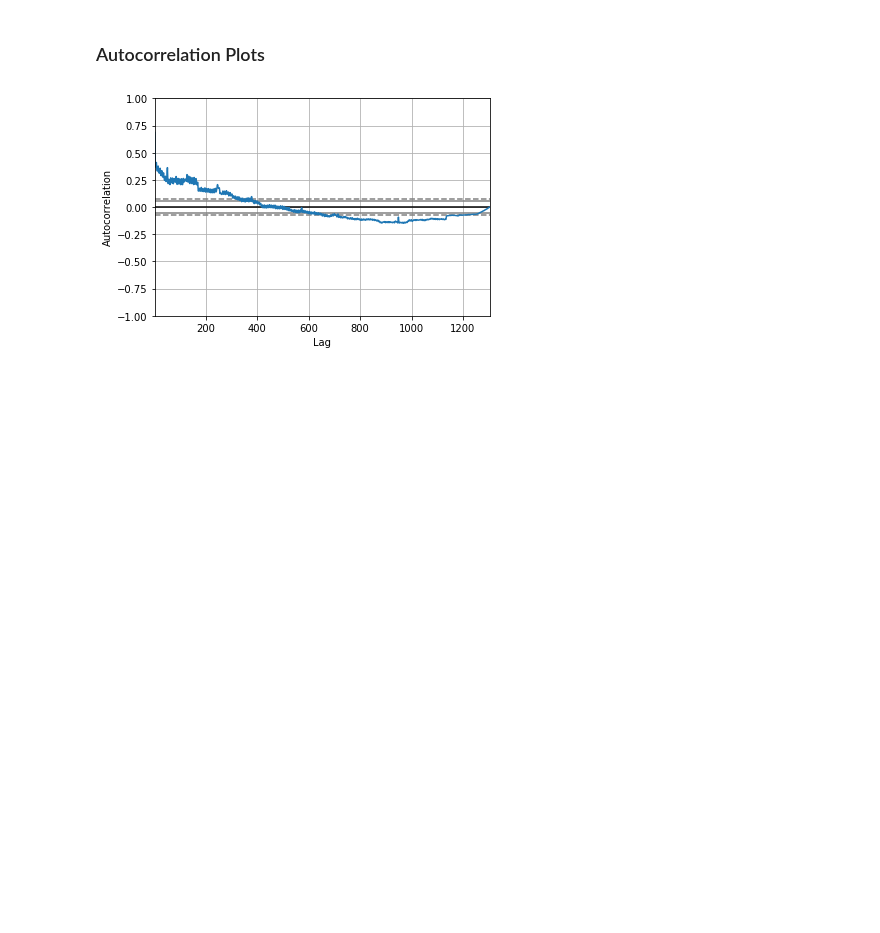
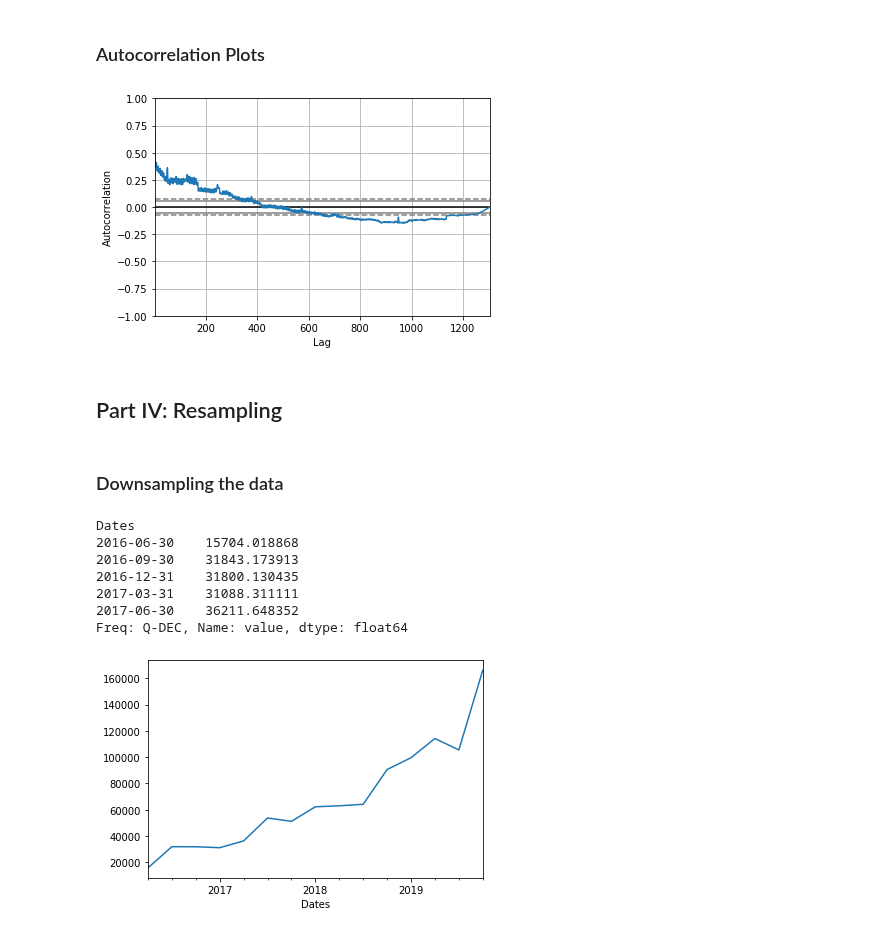
Before and after one commit to ayosamobitade/Time-Series-Analytic-Projects, a Jupyter notebook: forum pageviews/forum pageview.ipynb, the cells around one changed output. Drawn from its saved outputs; the diff is of its cells as text; code cells hidden in the pictures; blank space fills up the shorter version.

Commit message:
Time series

```diff
--- a/forum pageviews/forum pageview.ipynb
+++ b/forum pageviews/forum pageview.ipynb
@@ -342,3 +344,24 @@ pd.plotting.autocorrelation_plot(series)
 plt.show()
 # %% [output]
 [figure]
+# %% [markdown]
+## Part IV: Resampling
+# %% [markdown]
+### Downsampling the data
+# %%
+# downsample to quarterly intervals
+
+resample = series.resample('Q')
+quarterly_mean_sales = resample.mean()
+print(quarterly_mean_sales.head())
+quarterly_mean_sales.plot()
+plt.show()
+# %% [output]
+Dates
+2016-06-30    15704.018868
+2016-09-30    31843.173913
+2016-12-31    31800.130435
+2017-03-31    31088.311111
+2017-06-30    36211.648352
+Freq: Q-DEC, Name: value, dtype: float64
+[figure, added]
```
Also changed, not shown: parts of 3 cells of this notebook.
